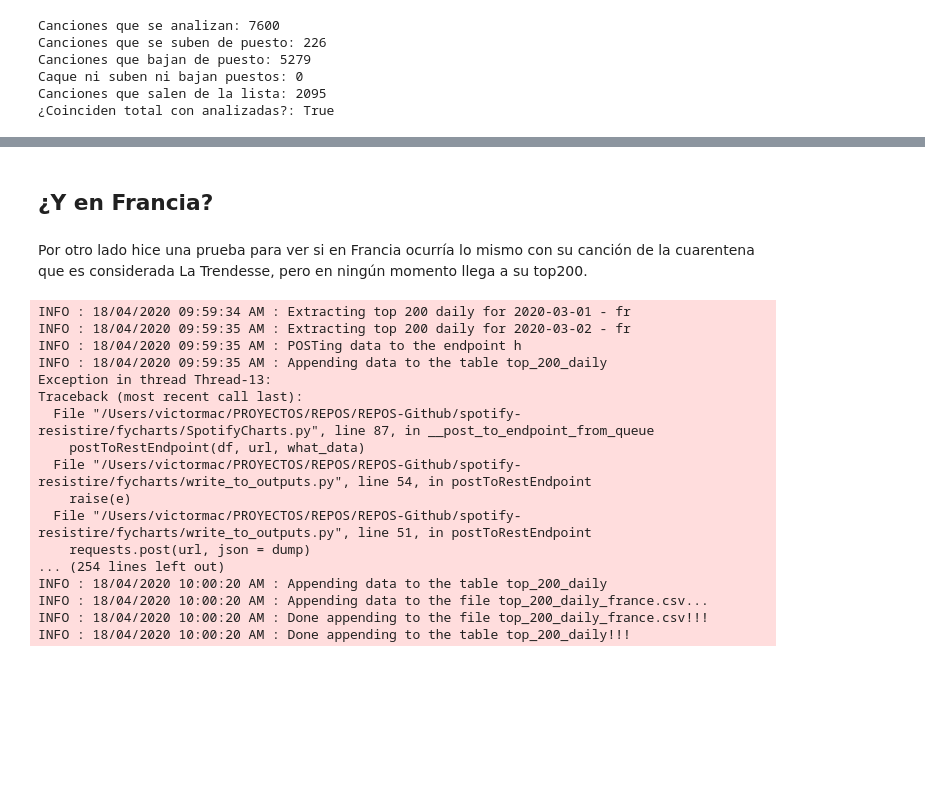
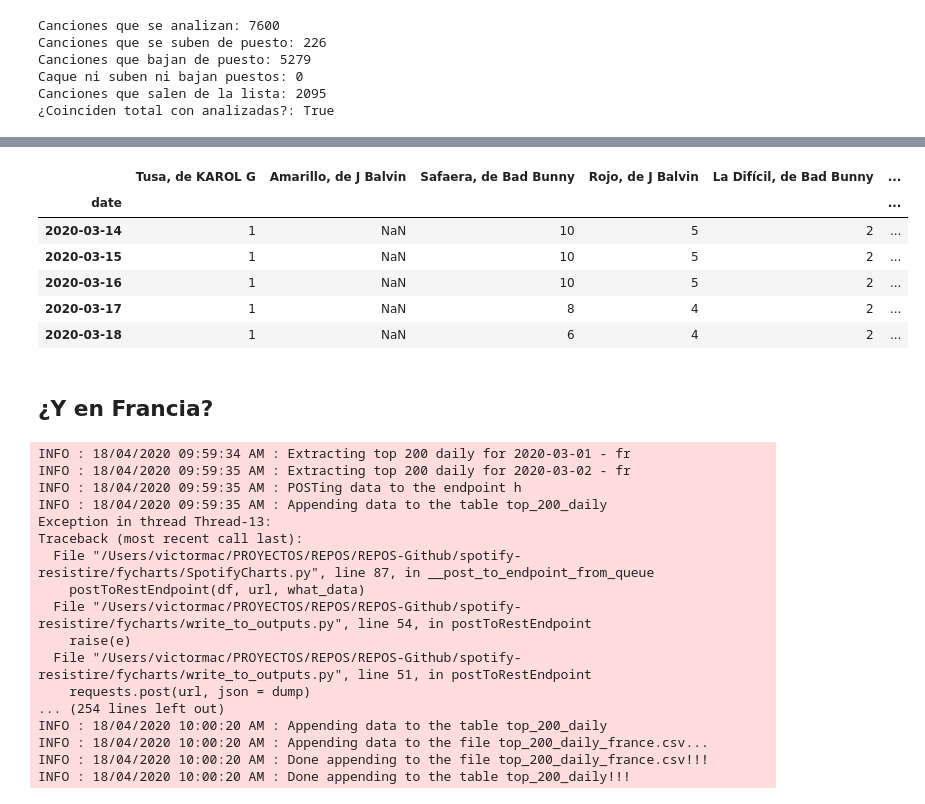
Before and after one commit to akakicreations/spotify-resistire-covid19, a Jupyter notebook: notebook_exploratoryanalysis.ipynb, the cells around one changed output, grey strips where cells are left out. Cells and saved outputs as stored; diff of their text form; code cells hidden in the pictures; blank space fills up the shorter version.

```diff
--- a/notebook_exploratoryanalysis.ipynb
+++ b/notebook_exploratoryanalysis.ipynb
@@ -378,35 +370,42 @@ data_concat_top10_position = pd.concat([select_position('Tusa'),
                                 select_position('Ignorantes'),
                                 select_position('Sola & Vacía'),
                                 select_position('Gris'),
                                 select_position('Keii'),
                                 select_position('Rosa'),
                                 select_position('Una Mala (Remix)'),
                                 select_position('Medusa')], axis=1)
 
 data_concat_top10_position.columns = ['Tusa, de KAROL G',
                               'Amarillo, de J Balvin',
                               'Safaera, de Bad Bunny',
                               'Rojo, de J Balvin',
                               'La Difícil, de Bad Bunny',
                               'Yo Perreo Sola, de Bad Bunny',
                               'Dime Bbsita, de Robledo',
                               'Morado, de J Balvin',
                               'Diosa, de Myke Towers',
                               'Mil Tequilas, de Chema Rivas',
                               'Azul, de J Balvin',
                               '4 besos,de Lola Indigo',
                               'Tattoo, de Rauw Alejandro',
                               'Ignorantes, de Bad Bunny',
                               'Sola & Vacía, de Casper Magico',
                               'Gris, de J Balvin',
                               'Keii, Anuel AA',
                               'Rosa, de J Balvin',
                               'Una Mala (Remix), de El Completo Rd',
                               'Medusa, de Jhay Cortez']
 #Exportar:
 data_concat_top10_position.to_csv('data_spotify_top10_position.csv', sep = ';')
+data_concat_top10_position.head()
+# %% [output]
+|  | Tusa, de KAROL G | Amarillo, de J Balvin | Safaera, de Bad Bunny | Rojo, de J Balvin | La Difícil, de Bad Bunny | ... |
+| date |  |  |  |  |  | ... |
+| 2020-03-14 | 1 | NaN | 10 | 5 | 2 | ... |
+| 2020-03-15 | 1 | NaN | 10 | 5 | 2 | ... |
+| 2020-03-16 | 1 | NaN | 10 | 5 | 2 | ... |
+| 2020-03-17 | 1 | NaN | 8 | 4 | 2 | ... |
+| 2020-03-18 | 1 | NaN | 6 | 4 | 2 | ... |
 # %% [markdown]
 ## ¿Y en Francia?
-# %% [markdown]
-Por otro lado hice una prueba para ver si en Francia ocurría lo mismo con su canción de la cuarentena que es considerada La Trendesse, pero en ningún momento llega a su top200.
 # %%
```
Also changed, not shown: parts of 17 cells of this notebook, 2 other files.
